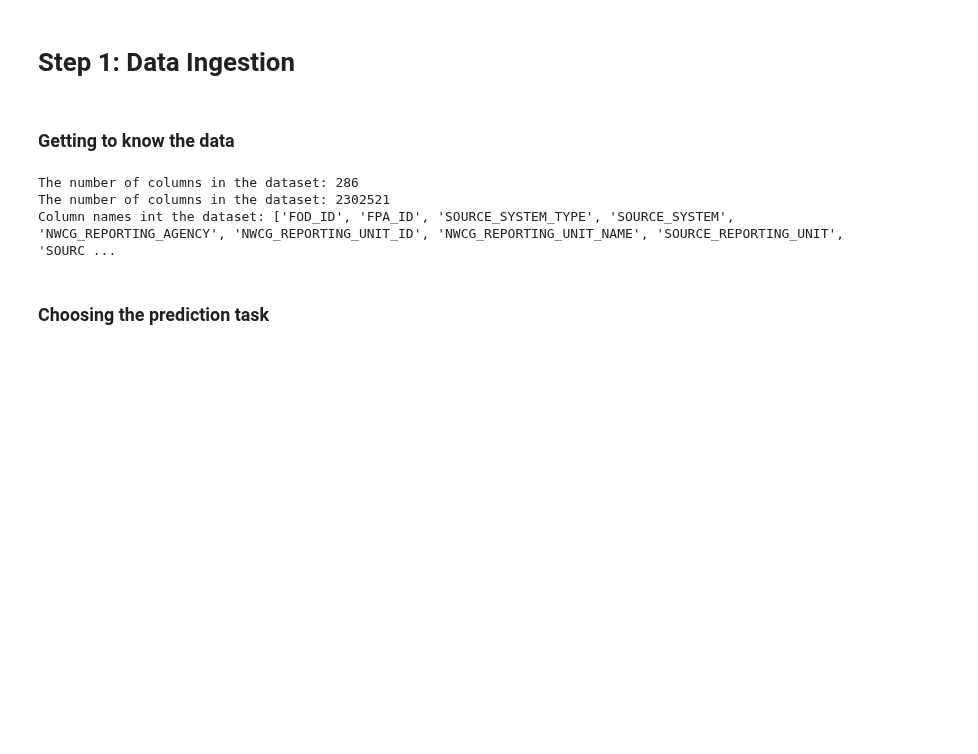
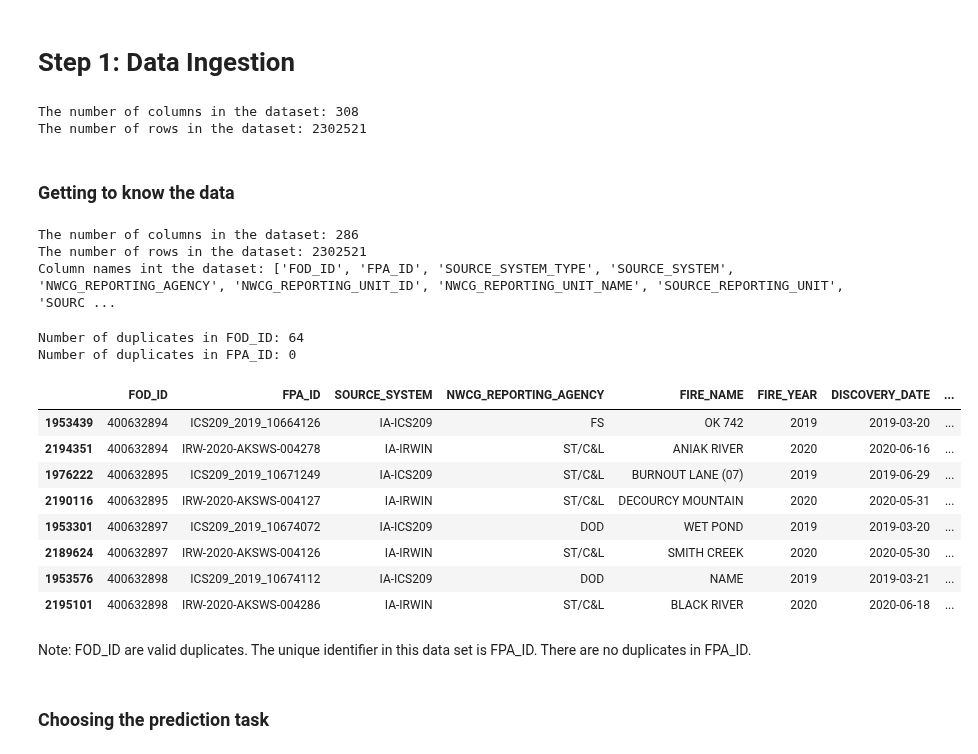
Before and after one commit to ColtonHester/mids-w207-section1-team1-finalproject, a Jupyter notebook: notebooks/02-choose-pred-task-sa.ipynb, the cells around one changed output. Cells and saved outputs as stored; diff of their text form; code cells hidden in the pictures; blank space fills up the shorter version.

```diff
--- a/notebooks/02-choose-pred-task-sa.ipynb
+++ b/notebooks/02-choose-pred-task-sa.ipynb
@@ -16,6 +22,15 @@ file_name = "FPA_FOD_Plus.csv"
 file_path = f"{csvdir_path}/{file_name}"
 # %%
 df_init = pd.read_csv(file_path)
+# %%
+# 1. how many columns does the dataset contain?
+print(f"The number of columns in the dataset: {df_init.shape[1]}")
+
+# 2. how many rows are there in the dataset?
+print(f"The number of rows in the dataset: {df_init.shape[0]}")
+# %% [output]
+The number of columns in the dataset: 308
+The number of rows in the dataset: 2302521
 # %%
 # drop columns that have the number of missing values greater than 80%
 cutoff_missing_values = df_init.shape[0]*0.8
@@ -29,14 +44,36 @@ df = df_init.drop(columns=cols_missing_gt80pct)
 print(f"The number of columns in the dataset: {df.shape[1]}")
 
 # 2. how many rows are there in the dataset?
-print(f"The number of columns in the dataset: {df.shape[0]}")
+print(f"The number of rows in the dataset: {df.shape[0]}")
 
 # 3. what are the column names?
 print(f"Column names int the dataset: {list(df.columns)}")
 # %% [output]
 The number of columns in the dataset: 286
-The number of columns in the dataset: 2302521
+The number of rows in the dataset: 2302521
 Column names int the dataset: ['FOD_ID', 'FPA_ID', 'SOURCE_SYSTEM_TYPE', 'SOURCE_SYSTEM', 'NWCG_REPORTING_AGENCY', 'NWCG_REPORTING_UNIT_ID', 'NWCG_REPORTING_UNIT_NAME', 'SOURCE_REPORTING_UNIT', 'SOURC ...
+# %%
+# check for duplicates of id vars
+print(f"Number of duplicates in FOD_ID: {df.FOD_ID.duplicated().sum()}")
+print(f"Number of duplicates in FPA_ID: {df.FPA_ID.duplicated().sum()}")
+# %% [output]
+Number of duplicates in FOD_ID: 64
+Number of duplicates in FPA_ID: 0
+# %%
+cols_show = ['FOD_ID', 'FPA_ID', 'SOURCE_SYSTEM', 'NWCG_REPORTING_AGENCY', 'FIRE_NAME', 'FIRE_YEAR', 'DISCOVERY_DATE', 'DISCOVERY_DOY', 'LATITUDE', 'LONGITUDE']
+df[df.FOD_ID.duplicated(keep=False)][cols_show].sort_values(by=['FOD_ID', 'FPA_ID']).head(8)
+# %% [output]
+|  | FOD_ID | FPA_ID | SOURCE_SYSTEM | NWCG_REPORTING_AGENCY | FIRE_NAME | FIRE_YEAR | DISCOVERY_DATE | ... |
+| 1953439 | 400632894 | ICS209_2019_10664126 | IA-ICS209 | FS | OK 742 | 2019 | 2019-03-20 | ... |
+| 2194351 | 400632894 | IRW-2020-AKSWS-004278 | IA-IRWIN | ST/C&L | ANIAK RIVER | 2020 | 2020-06-16 | ... |
+| 1976222 | 400632895 | ICS209_2019_10671249 | IA-ICS209 | ST/C&L | BURNOUT LANE (07) | 2019 | 2019-06-29 | ... |
+| 2190116 | 400632895 | IRW-2020-AKSWS-004127 | IA-IRWIN | ST/C&L | DECOURCY MOUNTAIN | 2020 | 2020-05-31 | ... |
+| 1953301 | 400632897 | ICS209_2019_10674072 | IA-ICS209 | DOD | WET POND | 2019 | 2019-03-20 | ... |
+| 2189624 | 400632897 | IRW-2020-AKSWS-004126 | IA-IRWIN | ST/C&L | SMITH CREEK | 2020 | 2020-05-30 | ... |
+| 1953576 | 400632898 | ICS209_2019_10674112 | IA-ICS209 | DOD | NAME | 2019 | 2019-03-21 | ... |
+| 2195101 | 400632898 | IRW-2020-AKSWS-004286 | IA-IRWIN | ST/C&L | BLACK RIVER | 2020 | 2020-06-18 | ... |
+# %% [markdown]
+Note: FOD_ID are valid duplicates. The unique identifier in this data set is FPA_ID. There are no duplicates in FPA_ID.
 # %% [markdown]
 ### Choosing the prediction task
 # %% [markdown]
```
Also changed, not shown: parts of 24 cells of this notebook.
